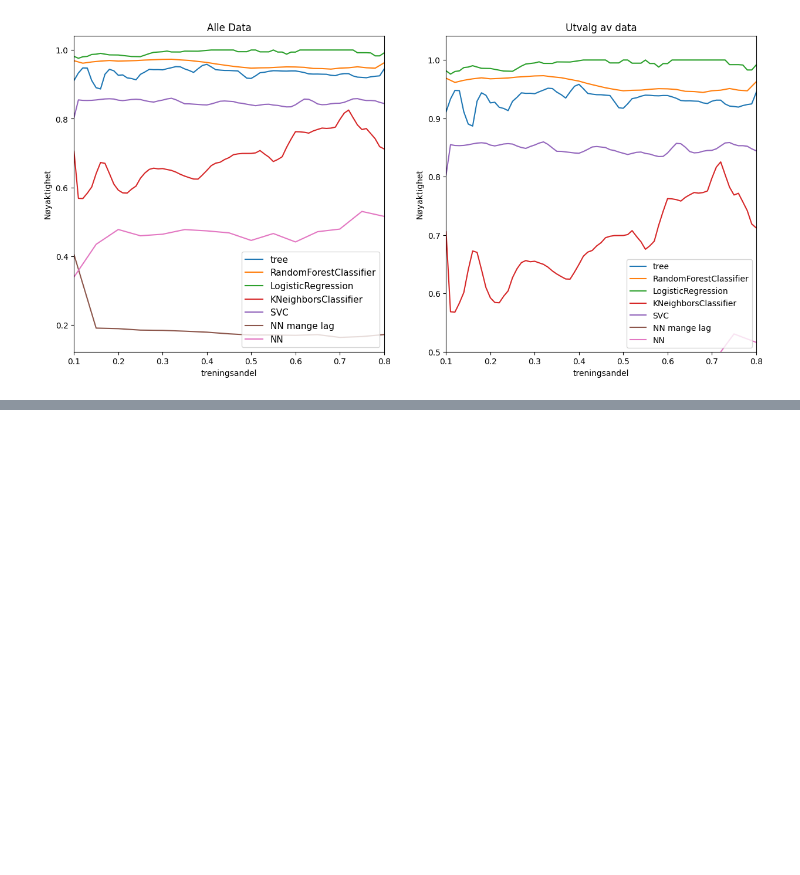
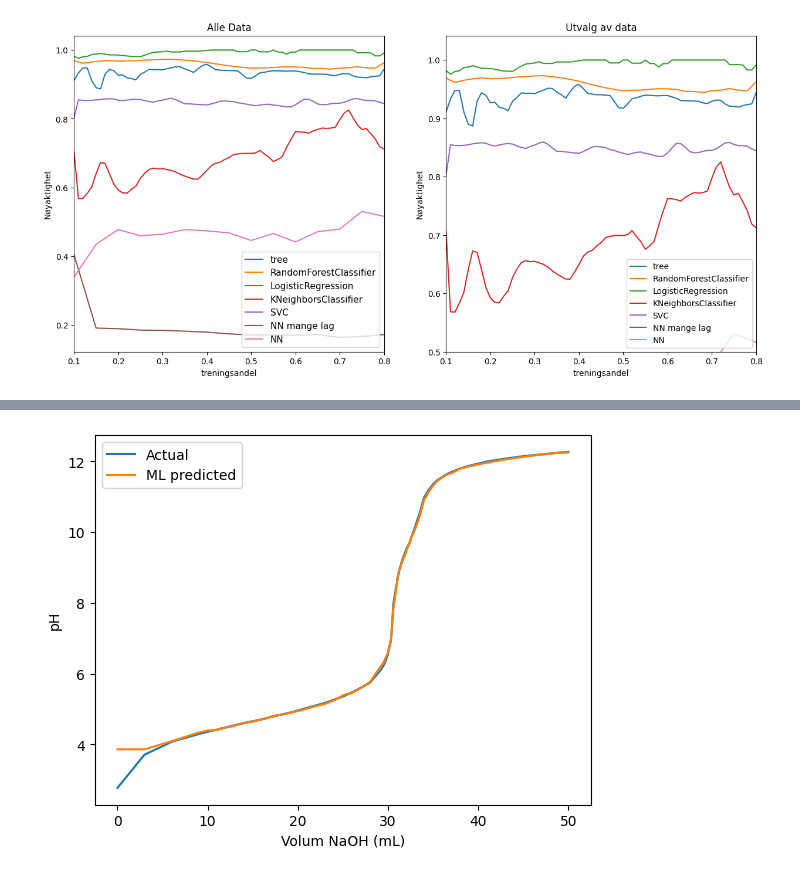
Before and after one commit to EliasT05/ProgMod-Eksamen, a Jupyter notebook: modelleringII.ipynb, the cells around one changed output, grey strips where cells are left out. Cells and saved outputs as stored; diff of their text form; code cells hidden in the pictures; blank space fills up the shorter version.

```diff
--- a/modelleringII.ipynb
+++ b/modelleringII.ipynb
@@ -371,0 +452,10 @@ No artists with labels found to put in legend.  Note that artists whose label st
+# %%
+plt.plot(titrering["Volum NaOH (mL)"], titrering["pH"], label='Actual')
+plt.plot(titrering[["Volum NaOH (mL)"]], y_pred, label='ML predicted')
+plt.plot(V, pH)
+plt.xlabel('Volum NaOH (mL)')
+plt.ylabel('pH')
+plt.legend()
+plt.show()
+# %% [output]
+[figure, added]
```
Also changed, not shown: parts of 4 cells of this notebook, 1 other file.
